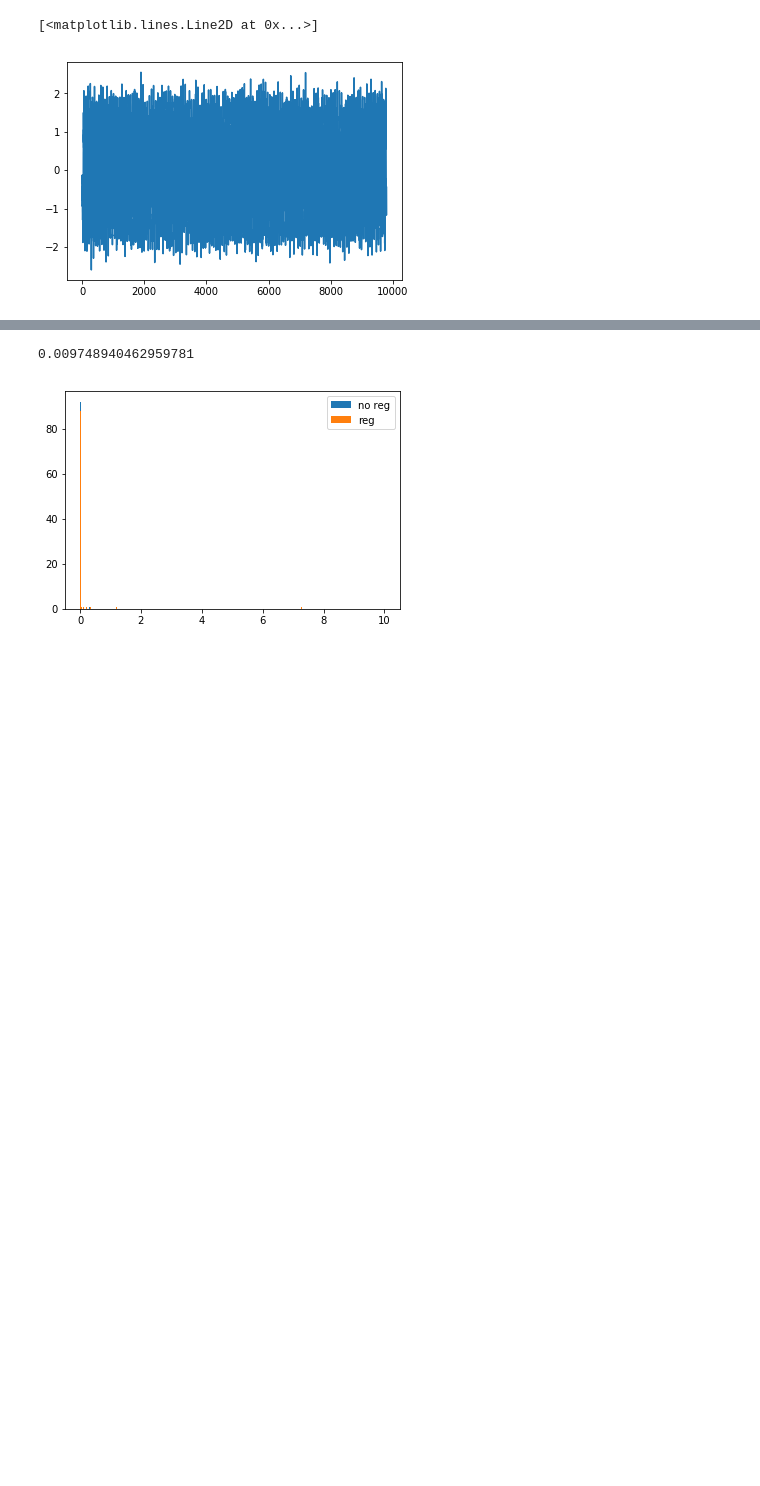
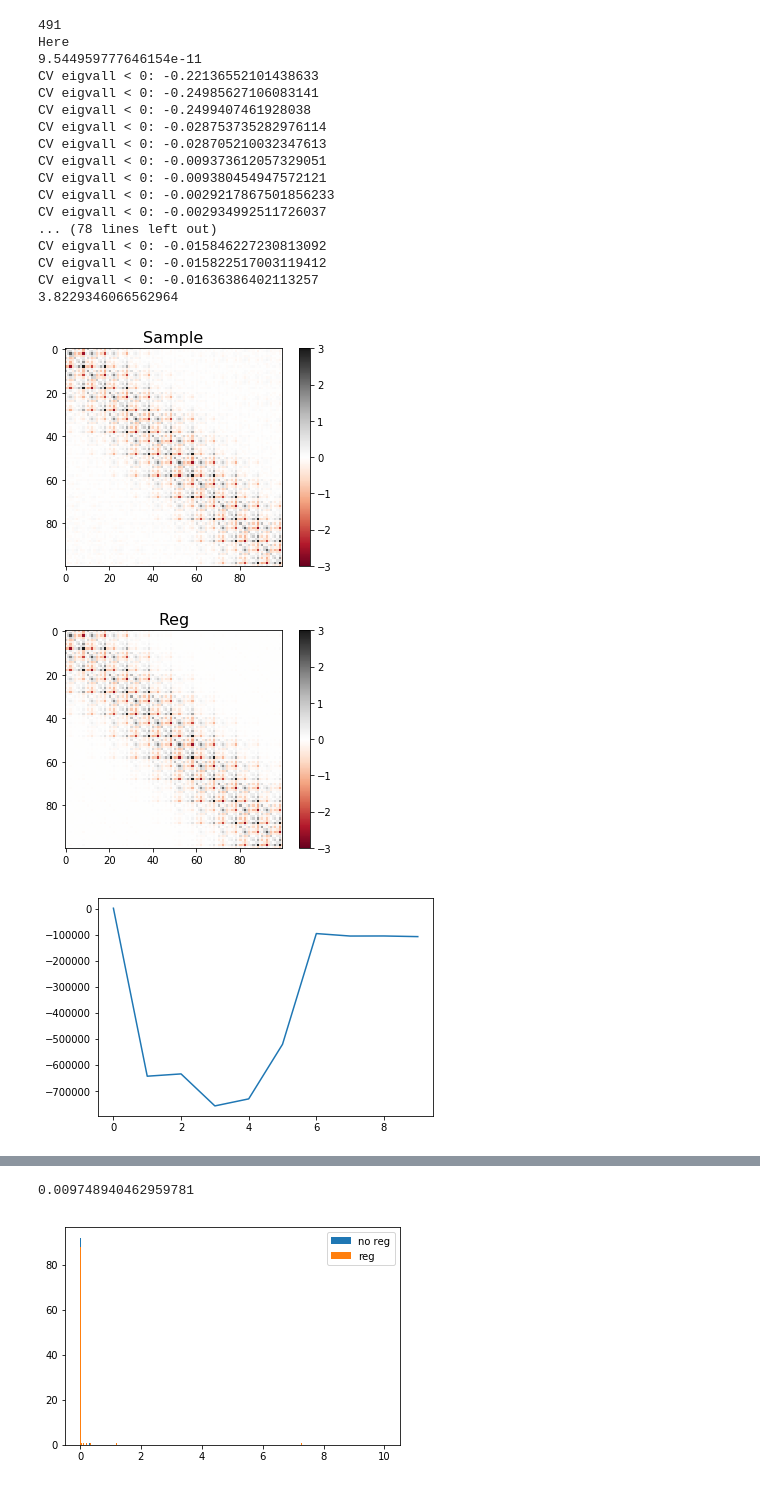
Before and after one commit to BouchardLab/DynamicalComponentsAnalysis, a Jupyter notebook: notebooks/ComplexityComponentsAnalysis.ipynb, the cells around one changed output, grey strips where cells are left out. Saved outputs shown, nothing was run; the diff lists cells and outputs as text; code cells hidden in the pictures; blank space fills up the shorter version.

```diff
--- a/notebooks/ComplexityComponentsAnalysis.ipynb
+++ b/notebooks/ComplexityComponentsAnalysis.ipynb
@@ -16 +12,7 @@ warnings.simplefilter(action='ignore', category=FutureWarning)
+# %%
+def disp_cov(cov, title=None):
+    plt.imshow(cov, vmin=-3, vmax=3, cmap="RdGy")
+    plt.colorbar()
+    plt.title(title, fontsize=16)
+    plt.show()
 # %%
@@ -63,6 +42,42 @@ plt.show()
-# %%
-plt.plot(X[:, 0])
-# %% [output]
-[<matplotlib.lines.Line2D at 0x...>]
-[figure, removed]
+# %%
+skip = 1 #T_pi
+n = int(np.floor((len(X) - T_pi*2)/skip) + 1) #is this right?
+print(n)
+X_with_lags = np.zeros((n, N*T_pi*2))
+for i in range(n):
+    X_with_lags[i, :] = X[i*skip : i*skip + T_pi*2, :].ravel()
+X_with_lags -= X_with_lags.mean(axis=0)
+
+X_ctd = X_with_lags - X_with_lags.mean(axis=0)
+cov_sample = np.dot(X_ctd.T, X_ctd)/len(X_ctd)
+ll, cov_reg = cca.kron_pca.cv_toeplitz(X_with_lags, N, T_pi*2)
+
+print(np.max(cov_sample))
+
+disp_cov(cov_sample, "Sample")
+disp_cov(cov_reg, "Reg")
+
+plt.plot(ll.mean(axis=0))
+plt.show()
+# %% [output]
+491
+Here
+9.544959777646154e-11
+CV eigvall < 0: -0.22136552101438633
+CV eigvall < 0: -0.24985627106083141
+CV eigvall < 0: -0.2499407461928038
+CV eigvall < 0: -0.028753735282976114
+CV eigvall < 0: -0.028705210032347613
+CV eigvall < 0: -0.009373612057329051
+CV eigvall < 0: -0.009380454947572121
+CV eigvall < 0: -0.0029217867501856233
+CV eigvall < 0: -0.002934992511726037
+... (78 lines left out)
+CV eigvall < 0: -0.015846227230813092
+CV eigvall < 0: -0.015822517003119412
+CV eigvall < 0: -0.01636386402113257
+3.8229346066562964
+[figure, added]
+[figure, added]
+[figure, added]
 # %%
```
Also changed, not shown: parts of 10 cells of this notebook, 13 other files.
